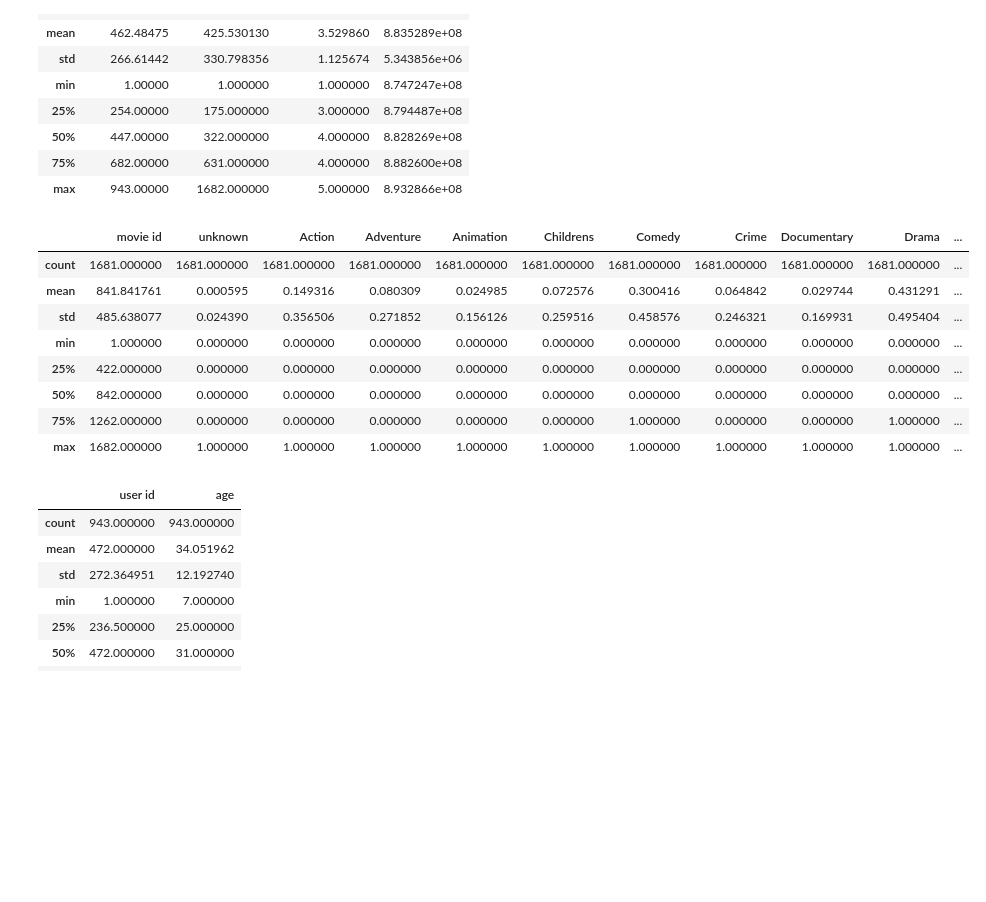
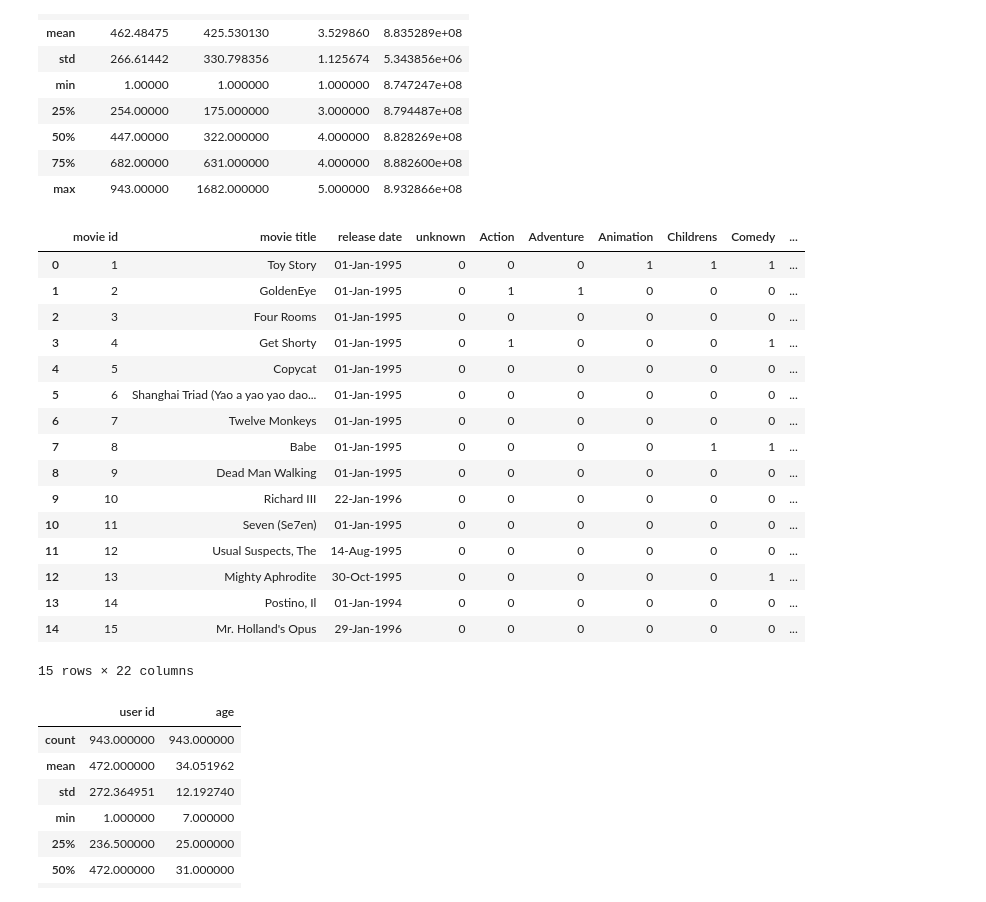
Before and after one commit to GreatLearningAIML1/gl-pgp-aiml-uta-intl-jul20-BabuRect, a Jupyter notebook: MovieLens Project Questions.ipynb, the cells around one changed output. Drawn from its saved outputs; the diff is of its cells as text; code cells hidden in the pictures; blank space fills up the shorter version.

```diff
--- a/MovieLens Project Questions.ipynb
+++ b/MovieLens Project Questions.ipynb
@@ -73,17 +73,25 @@ df_Rating.describe()
 | max | 943.00000 | 1682.000000 | 5.000000 | 8.932866e+08 |
 # %%
 # Movie info describe
-df_MovieInfo.describe()
+df_MovieInfo.head(15)
 # %% [output]
-|  | movie id | unknown | Action | Adventure | Animation | Childrens | Comedy | Crime | Documentary | Drama | ... |
-| count | 1681.000000 | 1681.000000 | 1681.000000 | 1681.000000 | 1681.000000 | 1681.000000 | 1681.000000 | 1681.000000 | 1681.000000 | 1681.000000 | ... |
-| mean | 841.841761 | 0.000595 | 0.149316 | 0.080309 | 0.024985 | 0.072576 | 0.300416 | 0.064842 | 0.029744 | 0.431291 | ... |
-| std | 485.638077 | 0.024390 | 0.356506 | 0.271852 | 0.156126 | 0.259516 | 0.458576 | 0.246321 | 0.169931 | 0.495404 | ... |
-| min | 1.000000 | 0.000000 | 0.000000 | 0.000000 | 0.000000 | 0.000000 | 0.000000 | 0.000000 | 0.000000 | 0.000000 | ... |
-| 25% | 422.000000 | 0.000000 | 0.000000 | 0.000000 | 0.000000 | 0.000000 | 0.000000 | 0.000000 | 0.000000 | 0.000000 | ... |
-| 50% | 842.000000 | 0.000000 | 0.000000 | 0.000000 | 0.000000 | 0.000000 | 0.000000 | 0.000000 | 0.000000 | 0.000000 | ... |
-| 75% | 1262.000000 | 0.000000 | 0.000000 | 0.000000 | 0.000000 | 0.000000 | 1.000000 | 0.000000 | 0.000000 | 1.000000 | ... |
-| max | 1682.000000 | 1.000000 | 1.000000 | 1.000000 | 1.000000 | 1.000000 | 1.000000 | 1.000000 | 1.000000 | 1.000000 | ... |
+|  | movie id | movie title | release date | unknown | Action | Adventure | Animation | Childrens | Comedy | ... |
+| 0 | 1 | Toy Story | 01-Jan-1995 | 0 | 0 | 0 | 1 | 1 | 1 | ... |
+| 1 | 2 | GoldenEye | 01-Jan-1995 | 0 | 1 | 1 | 0 | 0 | 0 | ... |
+| 2 | 3 | Four Rooms | 01-Jan-1995 | 0 | 0 | 0 | 0 | 0 | 0 | ... |
+| 3 | 4 | Get Shorty | 01-Jan-1995 | 0 | 1 | 0 | 0 | 0 | 1 | ... |
+| 4 | 5 | Copycat | 01-Jan-1995 | 0 | 0 | 0 | 0 | 0 | 0 | ... |
+| 5 | 6 | Shanghai Triad (Yao a yao yao dao... | 01-Jan-1995 | 0 | 0 | 0 | 0 | 0 | 0 | ... |
+| 6 | 7 | Twelve Monkeys | 01-Jan-1995 | 0 | 0 | 0 | 0 | 0 | 0 | ... |
+| 7 | 8 | Babe | 01-Jan-1995 | 0 | 0 | 0 | 0 | 1 | 1 | ... |
+| 8 | 9 | Dead Man Walking | 01-Jan-1995 | 0 | 0 | 0 | 0 | 0 | 0 | ... |
+| 9 | 10 | Richard III | 22-Jan-1996 | 0 | 0 | 0 | 0 | 0 | 0 | ... |
+| 10 | 11 | Seven (Se7en) | 01-Jan-1995 | 0 | 0 | 0 | 0 | 0 | 0 | ... |
+| 11 | 12 | Usual Suspects, The | 14-Aug-1995 | 0 | 0 | 0 | 0 | 0 | 0 | ... |
+| 12 | 13 | Mighty Aphrodite | 30-Oct-1995 | 0 | 0 | 0 | 0 | 0 | 1 | ... |
+| 13 | 14 | Postino, Il | 01-Jan-1994 | 0 | 0 | 0 | 0 | 0 | 0 | ... |
+| 14 | 15 | Mr. Holland's Opus | 29-Jan-1996 | 0 | 0 | 0 | 0 | 0 | 0 | ... |
+15 rows × 22 columns
 # %%
 # user data describe
 df_Audience.describe()
```
Also changed, not shown: parts of 5 cells of this notebook, 1 other file.
